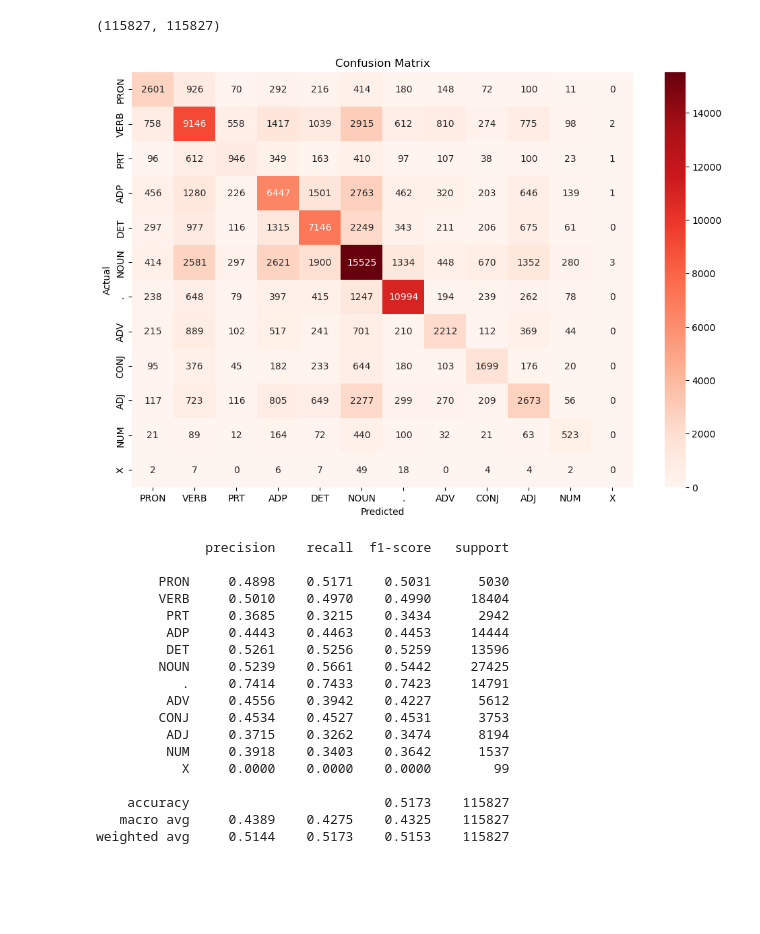
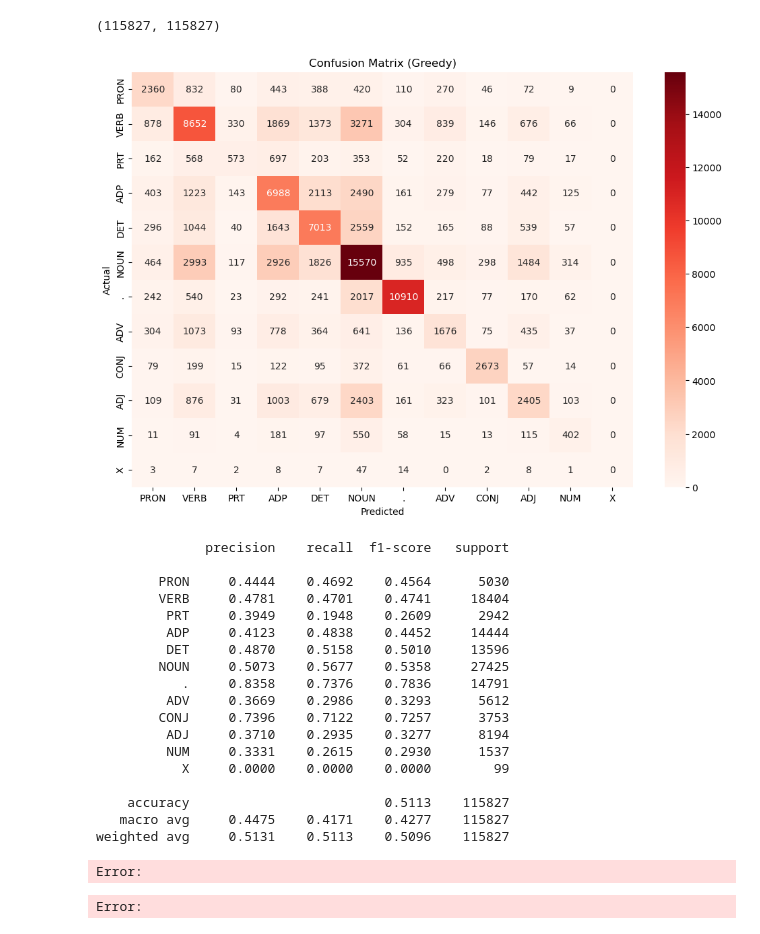
Before and after one commit to DeevyanshuMalu/CS-772-Assignments, a Jupyter notebook: Assignment-1/Enc_Dec/test.ipynb, the cells around one changed output. Saved outputs shown, nothing was run; the diff lists cells and outputs as text; code cells hidden in the pictures; blank space fills up the shorter version.

```diff
--- a/Assignment-1/Enc_Dec/test.ipynb
+++ b/Assignment-1/Enc_Dec/test.ipynb
@@ -23,6 +23,11 @@ import enc_dec_lstm
 importlib.reload(enc_dec_lstm)
 from enc_dec_lstm import Encoder, Decoder, Encoder_Decoder_Model
 # %%
-device = "xpu" if torch.xpu.is_available() else "cpu"
+if torch.cuda.is_available():
+	device = torch.device("cuda")
+elif torch.xpu.is_available():
+	device = torch.device("xpu")
+else:
+	device = torch.device("cpu")
 device
 # %% [output]
@@ -80,3 +85,16 @@ preds=[]
 actuals=[]
 # %%
 count=-100
+# %%
+model.eval()
+with torch.no_grad():
+    for test_batch in tqdm(test_loader, desc="Testing", total=len(test_loader)):
+        words_batch, tags_batch, length_batch = test_batch
+        input_seq = words_batch
+        output_tags = model.generate_beam_search(input_seq, words_batch.shape[1], length_batch)
+        tags=[[idx2tag[idx.item()] for idx in output_tags[i]] for i in range(len(output_tags))]
+        preds+=tags[0][1:]
+        actuals+=[idx2tag[idx.item()] for idx in tags_batch[0]]
+        if count==0:
+            break
+        count-=1
@@ -83,3 +141,8 @@ count=-100
+# %%
+preds=[]
+actuals=[]
+# %%
+count=-100
 # %%
 model.eval()
 with torch.no_grad():
@@ -100,20 +163,20 @@ len(preds), len(actuals)
 # %%
 confusion_matrix_data = confusion_matrix(actuals, preds, labels=list(tag2idx.keys())[:-2])
 plt.figure(figsize=(12, 8))
 sns.heatmap(
     confusion_matrix_data,
     annot=True,
     cmap="Reds",
     fmt="d",
     xticklabels=list(tag2idx.keys())[:-2],
     yticklabels=list(tag2idx.keys())[:-2],
 )
 plt.xlabel("Predicted")
 plt.ylabel("Actual")
-plt.title("Confusion Matrix")
-plt.savefig("confusion_matrix.png", dpi=300, bbox_inches="tight")
+plt.title("Confusion Matrix (Greedy)")
+plt.savefig("confusion_matrix_greedy.png", dpi=300, bbox_inches="tight")
 # %% [output]
-[figure, old version]
+[figure, new version]
 # %%
 print(classification_report(
     actuals, preds, labels=list(tag2idx.keys())[:-2], digits=4
@@ -121,19 +184,25 @@ print(classification_report(
 # %% [output]
               precision    recall  f1-score   support
 
-        PRON     0.4898    0.5171    0.5031      5030
-        VERB     0.5010    0.4970    0.4990     18404
-         PRT     0.3685    0.3215    0.3434      2942
-         ADP     0.4443    0.4463    0.4453     14444
-         DET     0.5261    0.5256    0.5259     13596
-        NOUN     0.5239    0.5661    0.5442     27425
-           .     0.7414    0.7433    0.7423     14791
-         ADV     0.4556    0.3942    0.4227      5612
-        CONJ     0.4534    0.4527    0.4531      3753
-         ADJ     0.3715    0.3262    0.3474      8194
-         NUM     0.3918    0.3403    0.3642      1537
+        PRON     0.4444    0.4692    0.4564      5030
+        VERB     0.4781    0.4701    0.4741     18404
+         PRT     0.3949    0.1948    0.2609      2942
+         ADP     0.4123    0.4838    0.4452     14444
+         DET     0.4870    0.5158    0.5010     13596
+        NOUN     0.5073    0.5677    0.5358     27425
+           .     0.8358    0.7376    0.7836     14791
+         ADV     0.3669    0.2986    0.3293      5612
+        CONJ     0.7396    0.7122    0.7257      3753
+         ADJ     0.3710    0.2935    0.3277      8194
+         NUM     0.3331    0.2615    0.2930      1537
            X     0.0000    0.0000    0.0000        99
 
-    accuracy                         0.5173    115827
-   macro avg     0.4389    0.4275    0.4325    115827
-weighted avg     0.5144    0.5173    0.5153    115827
+    accuracy                         0.5113    115827
+   macro avg     0.4475    0.4171    0.4277    115827
+weighted avg     0.5131    0.5113    0.5096    115827
+Error:
+# %%
+import os
+os._exit(0)
+# %% [output]
+Error:
```
Also changed, not shown: parts of 4 cells of this notebook, 9 other files.
